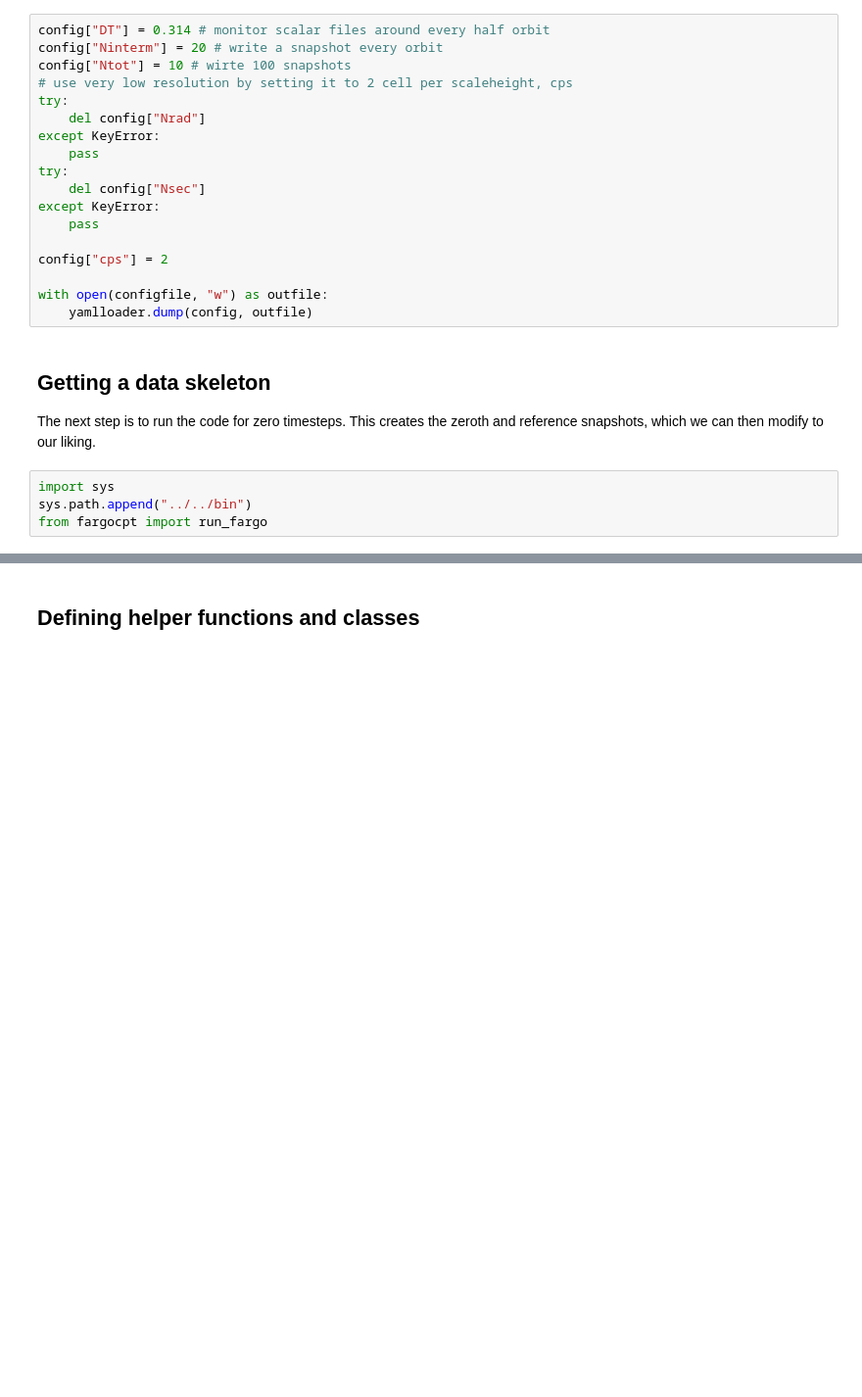
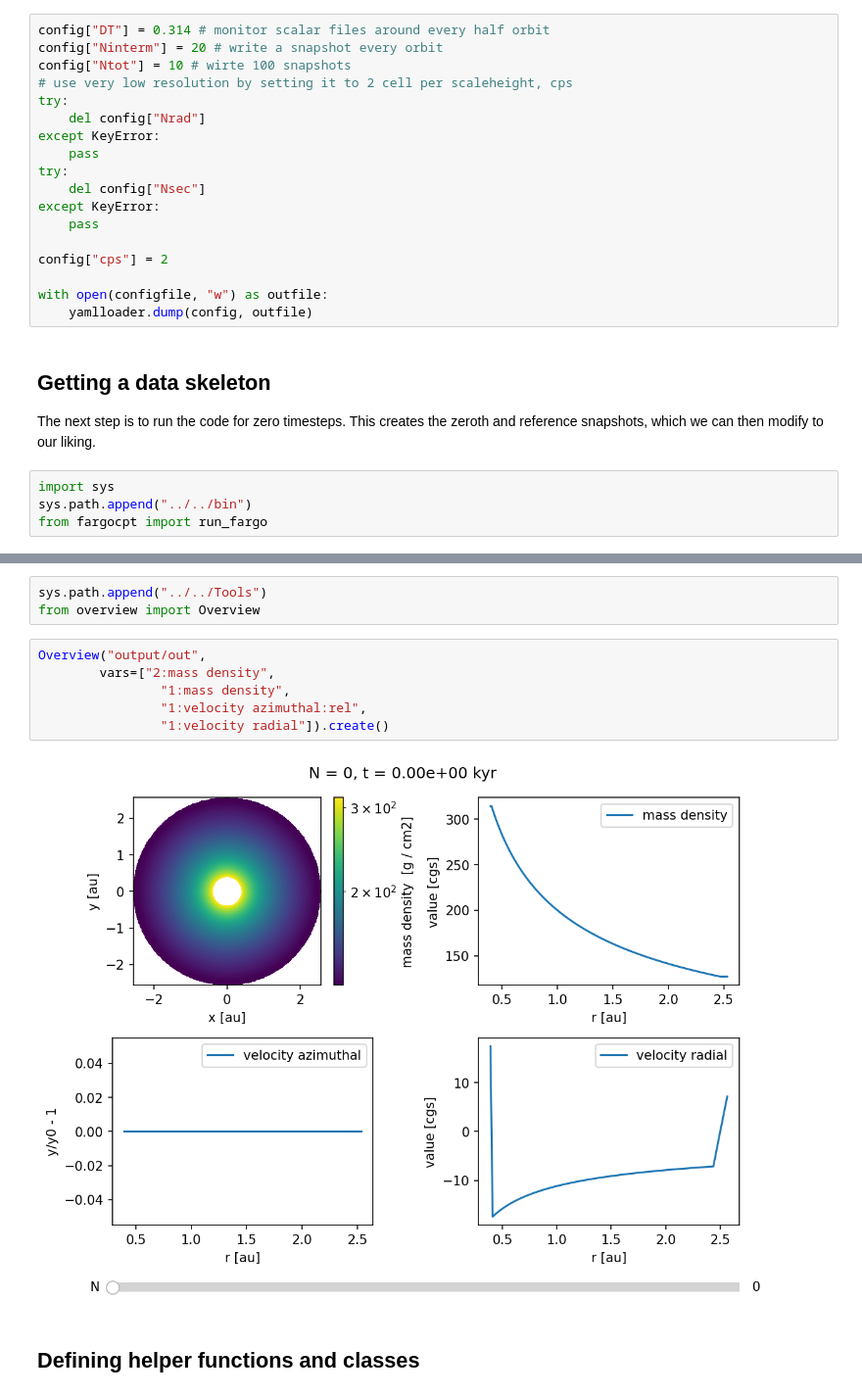
Before and after one commit to rometsch/fargocpt, a Jupyter notebook: examples/400_Custom_Initial_Conditions.ipynb, the cells around one changed output, grey strips where cells are left out. Shown at 98% size. Saved outputs shown, nothing was run; the diff lists cells and outputs as text; blank space fills up the shorter version.

```diff
--- a/examples/400_Custom_Initial_Conditions.ipynb
+++ b/examples/400_Custom_Initial_Conditions.ipynb
@@ -82,3 +82,14 @@ fargo process pid 727062
+# %%
+sys.path.append("../../Tools")
+from overview import Overview
+# %%
+Overview("output/out",
+        vars=["2:mass density",
+                "1:mass density",
+                "1:velocity azimuthal:rel",
+                "1:velocity radial"]).create()
+# %% [output]
+[figure, added]
 # %% [markdown]
 ## Defining helper functions and classes
 # %%
```
Also changed, not shown: parts of 8 cells of this notebook.
